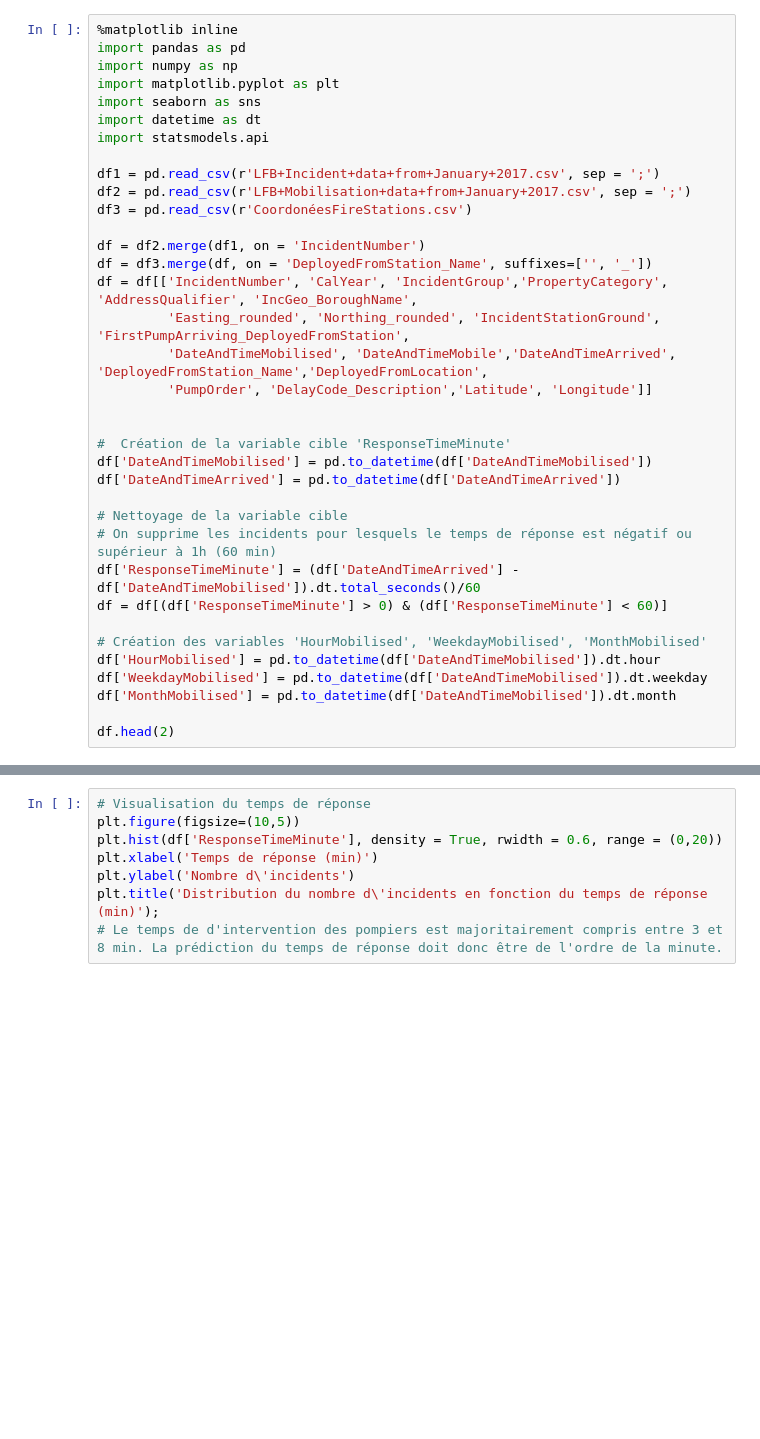
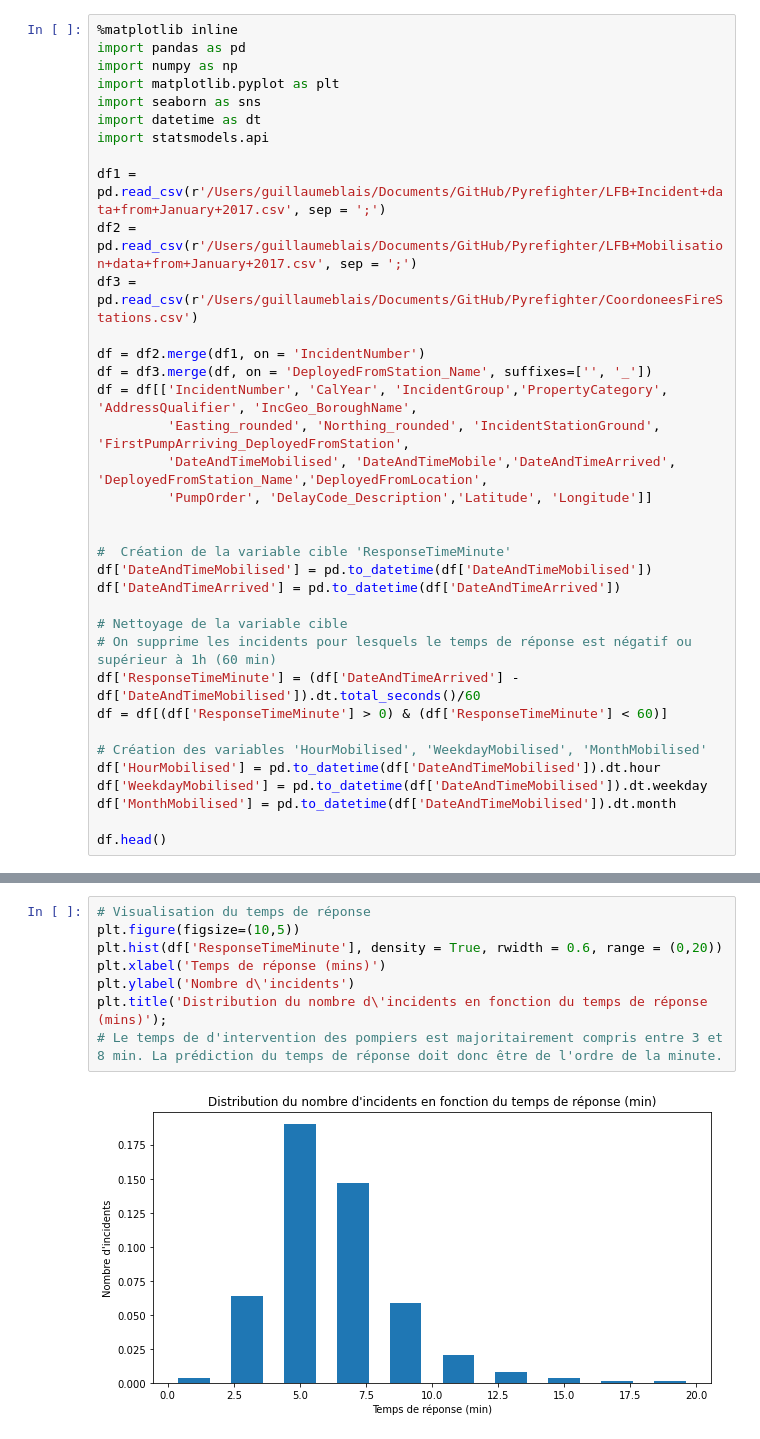
Before and after one commit to Pyrefighter/Pyrefighter, a Jupyter notebook: PyreFighters - Viz.ipynb, the cells around one changed output, grey strips where cells are left out. Drawn from its saved outputs; the diff is of its cells as text; blank space fills up the shorter version.

```diff
--- a/PyreFighters - Viz.ipynb
+++ b/PyreFighters - Viz.ipynb
@@ -7,9 +7,9 @@ import seaborn as sns
 import datetime as dt
 import statsmodels.api
 
-df1 = pd.read_csv(r'LFB+Incident+data+from+January+2017.csv', sep = ';')
-df2 = pd.read_csv(r'LFB+Mobilisation+data+from+January+2017.csv', sep = ';')
-df3 = pd.read_csv(r'CoordonéesFireStations.csv')
+df1 = pd.read_csv(r'/Users/guillaumeblais/Documents/GitHub/Pyrefighter/LFB+Incident+data+from+January+2017.csv', sep = ';')
+df2 = pd.read_csv(r'/Users/guillaumeblais/Documents/GitHub/Pyrefighter/LFB+Mobilisation+data+from+January+2017.csv', sep = ';')
+df3 = pd.read_csv(r'/Users/guillaumeblais/Documents/GitHub/Pyrefighter/CoordoneesFireStations.csv')
 
 df = df2.merge(df1, on = 'IncidentNumber')
 df = df3.merge(df, on = 'DeployedFromStation_Name', suffixes=['', '_'])
@@ -33,4 +33,4 @@ df['HourMobilised'] = pd.to_datetime(df['DateAndTimeMobilised']).dt.hour
 df['WeekdayMobilised'] = pd.to_datetime(df['DateAndTimeMobilised']).dt.weekday
 df['MonthMobilised'] = pd.to_datetime(df['DateAndTimeMobilised']).dt.month
 
-df.head(2)
+df.head()
@@ -37,11 +45,13 @@ df.head(2)
 # %%
 # Visualisation du temps de réponse
 plt.figure(figsize=(10,5))
 plt.hist(df['ResponseTimeMinute'], density = True, rwidth = 0.6, range = (0,20))
-plt.xlabel('Temps de réponse (min)')
+plt.xlabel('Temps de réponse (mins)')
 plt.ylabel('Nombre d\'incidents')
-plt.title('Distribution du nombre d\'incidents en fonction du temps de réponse (min)');
+plt.title('Distribution du nombre d\'incidents en fonction du temps de réponse (mins)');
 # Le temps de d'intervention des pompiers est majoritairement compris entre 3 et 8 min. La prédiction du temps de réponse doit donc être de l'ordre de la minute.
+# %% [output]
+[figure, added]
 # %%
 # Visualisation du temps de réponse en fonction de l'heure de la journée
 
```
Also changed, not shown: parts of 18 cells of this notebook.
